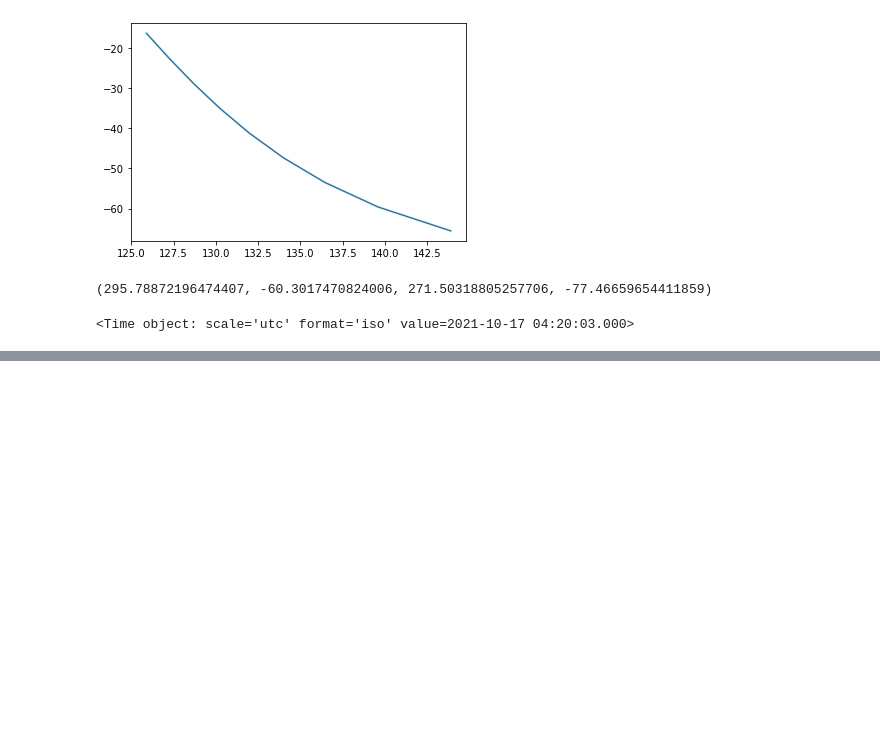
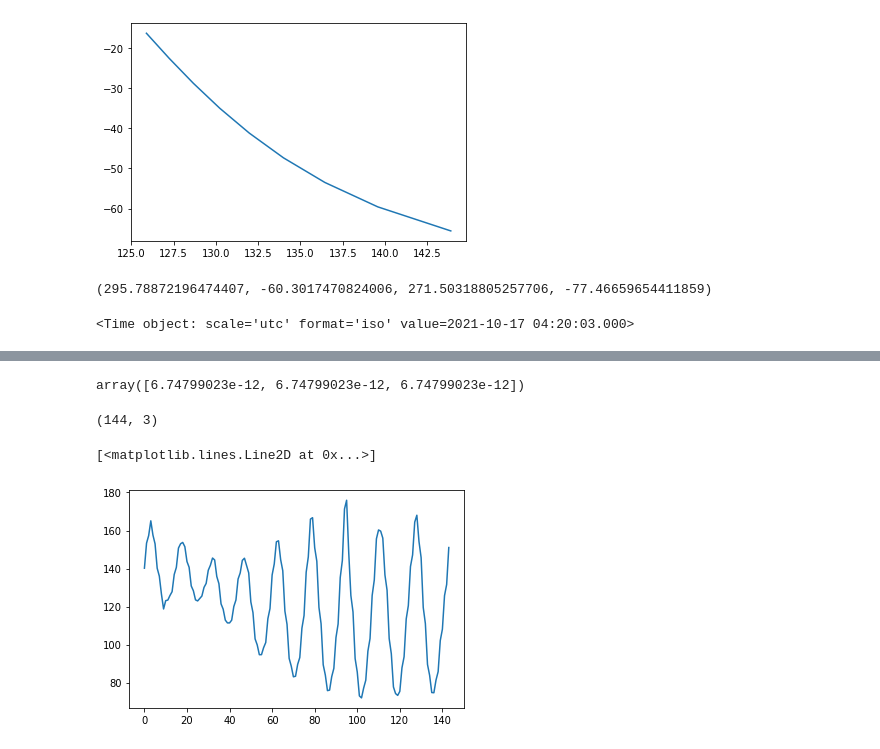
Before and after one commit to limu007/cube, a Jupyter notebook: Attitude_computed.ipynb, the cells around one changed output, grey strips where cells are left out. Drawn from its saved outputs; the diff is of its cells as text; code cells hidden in the pictures; blank space fills up the shorter version.

```diff
--- a/Attitude_computed.ipynb
+++ b/Attitude_computed.ipynb
@@ -369,0 +356,5 @@ predict.observe(tle, qth, at=datetime(2022,10,17,4,20,11,tzinfo=pytz.utc).timest
+# %%
+m=move[3]
+su.fromangle(m.az.value,m.alt.value)/su.eloc2cart(m.cartesian)
+# %% [output]
+array([6.74799023e-12, 6.74799023e-12, 6.74799023e-12])
@@ -369,0 +363,14 @@ predict.observe(tle, qth, at=datetime(2022,10,17,4,20,11,tzinfo=pytz.utc).timest
+# %%
+move_altaz_cartes.shape
+# %% [output]
+(144, 3)
+# %%
+j=20
+mulsang=np.array([eci_body[j,:,2]@su.eloc2cart(move[j].cartesian)/move[j].cartesian.norm().value for j in range(144)])
+# %%
+movez_ang=np.rad2deg(np.arccos(mulsang))
+# %%
+pl.plot(movez_ang)
+# %% [output]
+[<matplotlib.lines.Line2D at 0x...>]
+[figure, added]
```
Also changed, not shown: parts of 5 cells of this notebook.
